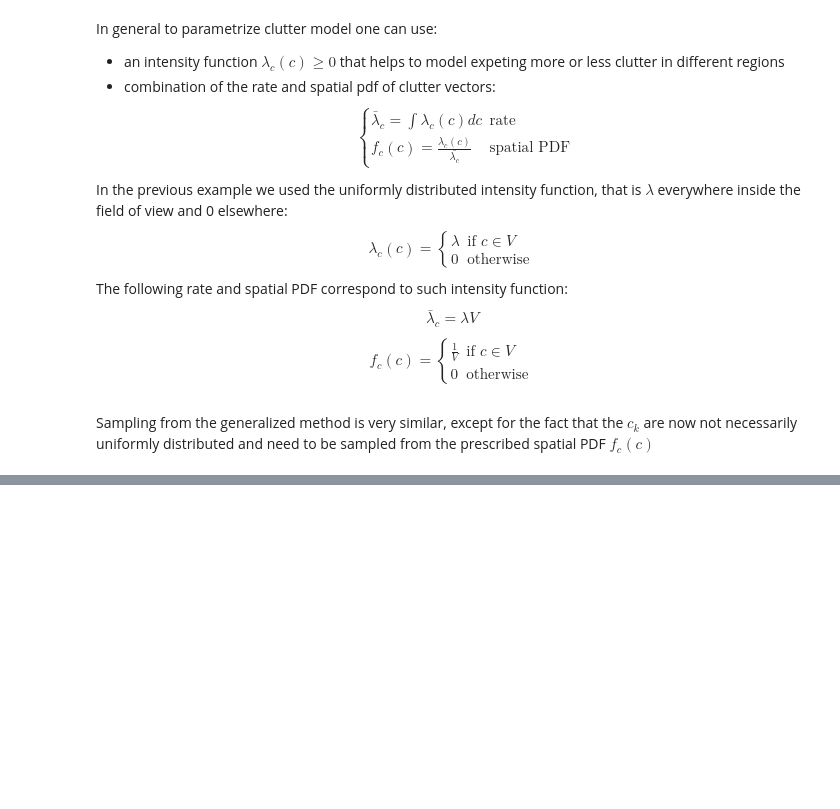
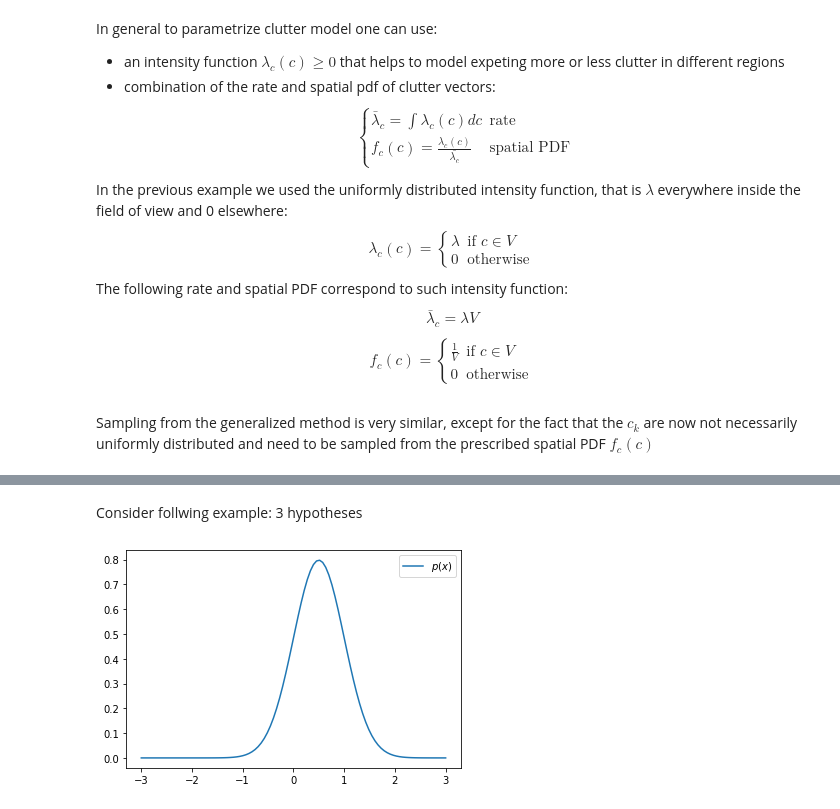
Before and after one commit to mihsamusev/bayesian_gym, a Jupyter notebook: py/Single object tracking in clutter.ipynb, the cells around one changed output, grey strips where cells are left out. Saved outputs shown, nothing was run; the diff lists cells and outputs as text; code cells hidden in the pictures; blank space fills up the shorter version.

```diff
--- a/py/Single object tracking in clutter.ipynb
+++ b/py/Single object tracking in clutter.ipynb
@@ -430,0 +820,27 @@ def draw_posterior():
+# %% [markdown]
+Consider follwing example:
+3 hypotheses
+# %%
+px = lambda x: norm.pdf(x, 0.5, 0.5)
+pd = lambda x: 0.85
+go = lambda o, mean: norm.pdf(o, mean, 0.2)
+lamc = lambda c: 0.3 if np.abs(c) < 5 else 0
+
+Z = [-1.6, 1]
+
+# measurement likelihoods for 3 hypotheses
+
+# unnormalized weights
+
+# pds for hypotheses pti
+
+# normalized weights wti
+
+# posterior
+x = np.linspace(-3,3,100)
+p = px(x)
+plt.plot(x,p,label=r'$p(x)$')
+plt.legend()
+plt.show()
+# %% [output]
+[figure, added]
```
Also changed, not shown: parts of 21 cells of this notebook.
